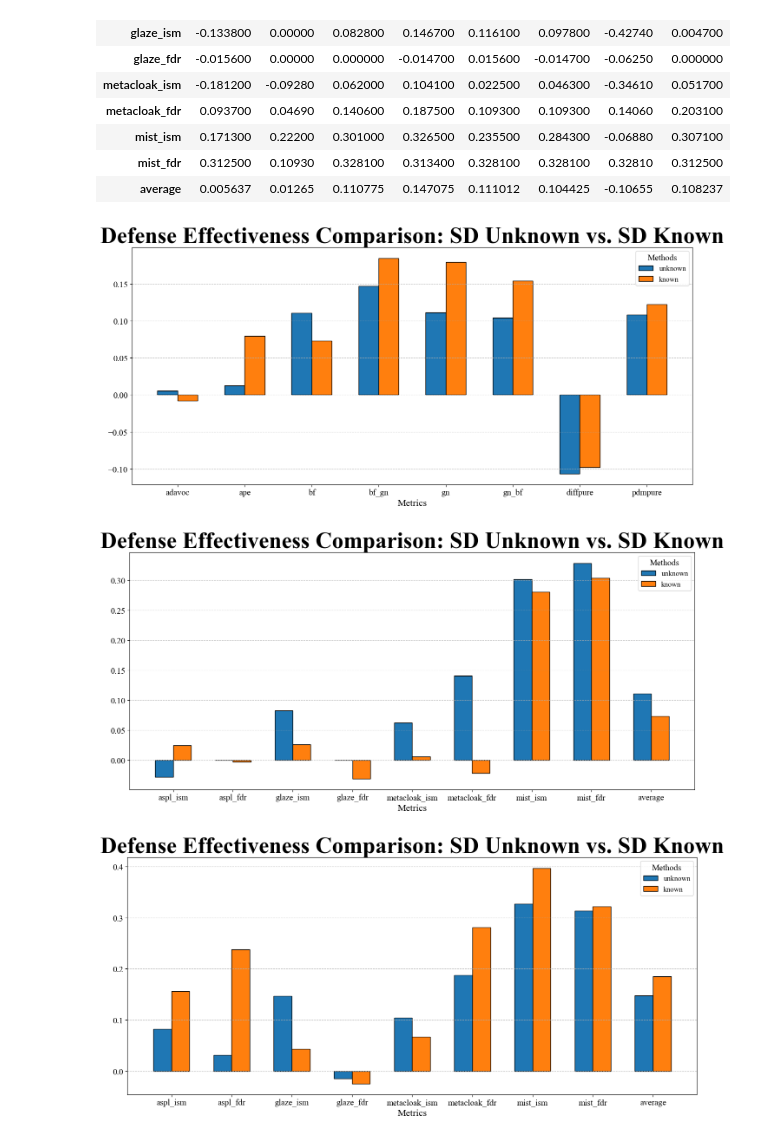
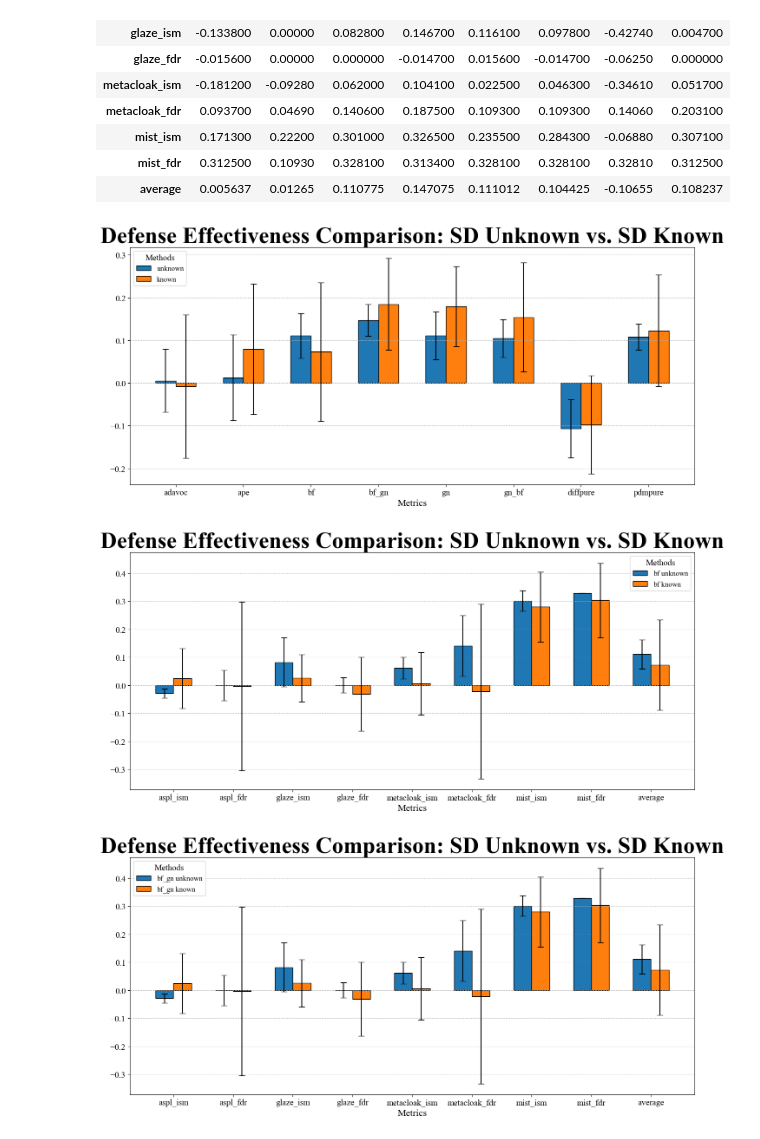
Before and after one commit to ainu412/Anti-DreamBooth, a Jupyter notebook: plot_table.ipynb, the cells around one changed output. Cells and saved outputs as stored; diff of their text form; code cells hidden in the pictures.

```diff
--- a/plot_table.ipynb
+++ b/plot_table.ipynb
@@ -281,7 +281,7 @@ import numpy as np
 
 df_transposed_unknown = adjusted_df.set_index("defense").T
 datasets = list(df_transposed.index)
-methods = list(df["defense"])
+methods = list(df["defense"])[:-1]
 
 # Settings for bar chart
 x = np.arange(len(datasets))  # X positions for datasets
@@ -338,10 +338,10 @@ colors = [tab10(i) for i in range(10)]  # Colors for different methods
 # Create the bar chart
 plt.figure(figsize=(14, 7))
 for i, method in enumerate(methods):
-    plt.bar(x + i * bar_width, np.array([list(df_transposed_unknown.loc["average"].values), list(df_transposed_known.loc["average"].values)])[i, :], bar_width,
+    # plt.bar(x + i * bar_width, np.array([list(df_transposed_unknown.loc["average"].values), list(df_transposed_known.loc["average"].values)])[i, :], bar_width,
+    #         capsize=5, label=method, color=colors[i], edgecolor='black')
+    plt.bar(x + i * bar_width, np.array([list(df_transposed_unknown.loc["average"].values), list(df_transposed_known.loc["average"].values)])[i, :], bar_width, yerr=np.array([list(df_transposed_std_unknown.loc["average"].values), list(df_transposed_std_known.loc["average"].values)])[i, :-1],
             capsize=5, label=method, color=colors[i], edgecolor='black')
-    # plt.bar(x + i * bar_width, np.array([list(df_transposed_unknown["bf"].values), list(df_transposed_known["bf"].values)])[i, :], bar_width, yerr=np.array([list(df_transposed_unknown["bf"].values), list(df_transposed_known["bf"].values)])[i, :],
-    #         capsize=5, label=method, color=colors[i], edgecolor='black')
 # Add labels, title, and legend
 plt.xlabel('Metrics', fontsize=16)
 # plt.ylabel('PSNR (dB)', fontsize=16)
@@ -356,12 +356,12 @@ plt.legend(title="Methods", fontsize=12, title_fontsize=14)
 plt.tight_layout()
 plt.show()
 # %% [output]
-[figure, old version]
+[figure, new version]
 # %%
 df_transposed = df.set_index("defense").T
 df_transposed_std = df_std.set_index("defense").T
 datasets = list(df_transposed_unknown.index)
-methods = ["unknown", "known"]
+methods = ["bf unknown", "bf known"]
 
 # Settings for bar chart
 x = np.arange(len(datasets))  # X positions for datasets
@@ -372,10 +372,10 @@ colors = [tab10(i) for i in range(10)]  # Colors for different methods
 # Create the bar chart
 plt.figure(figsize=(14, 7))
 for i, method in enumerate(methods):
-    plt.bar(x + i * bar_width, np.array([list(df_transposed_unknown["bf"].values), list(df_transposed_known["bf"].values)])[i, :], bar_width,
+    # plt.bar(x + i * bar_width, np.array([list(df_transposed_unknown["bf"].values), list(df_transposed_known["bf"].values)])[i, :], bar_width,
+    #         capsize=5, label=method, color=colors[i], edgecolor='black')
+    plt.bar(x + i * bar_width, np.array([list(df_transposed_unknown["bf"].values), list(df_transposed_known["bf"].values)])[i, :], bar_width, yerr=np.array([list(df_transposed_std_unknown["bf"].values), list(df_transposed_std_known["bf"].values)])[i, :],
             capsize=5, label=method, color=colors[i], edgecolor='black')
-    # plt.bar(x + i * bar_width, np.array([list(df_transposed_unknown["bf"].values), list(df_transposed_known["bf"].values)])[i, :], bar_width, yerr=np.array([list(df_transposed_unknown["bf"].values), list(df_transposed_known["bf"].values)])[i, :],
-    #         capsize=5, label=method, color=colors[i], edgecolor='black')
 # Add labels, title, and legend
 plt.xlabel('Metrics', fontsize=16)
 # plt.ylabel('PSNR (dB)', fontsize=16)
@@ -390,38 +390,38 @@ plt.legend(title="Methods", fontsize=12, title_fontsize=14)
 plt.tight_layout()
 plt.show()
 # %% [output]
-[figure, old version]
+[figure, new version]
 # %%
 df_transposed = df.set_index("defense").T
 df_transposed_std = df_std.set_index("defense").T
 datasets = list(df_transposed_unknown.index)
-methods = ["unknown", "known"]
+methods = ["bf_gn unknown", "bf_gn known"]
 
 # Settings for bar chart
 x = np.arange(len(datasets))  # X positions for datasets
 bar_width = 0.3  # Width of each bar
 tab10 = plt.cm.get_cmap('tab10')
 colors = [tab10(i) for i in range(10)]  # Colors for different methods
 
 # Create the bar chart
 plt.figure(figsize=(14, 7))
 for i, method in enumerate(methods):
-    plt.bar(x + i * bar_width, np.array([list(df_transposed_unknown["bf_gn"].values), list(df_transposed_known["bf_gn"].values)])[i, :], bar_width,
+    # plt.bar(x + i * bar_width, np.array([list(df_transposed_unknown["bf_gn"].values), list(df_transposed_known["bf_gn"].values)])[i, :], bar_width,
+    #         capsize=5, label=method, color=colors[i], edgecolor='black')
+    plt.bar(x + i * bar_width, np.array([list(df_transposed_unknown["bf"].values), list(df_transposed_known["bf"].values)])[i, :], bar_width, yerr=np.array([list(df_transposed_std_unknown["bf"].values), list(df_transposed_std_known["bf"].values)])[i, :],
             capsize=5, label=method, color=colors[i], edgecolor='black')
-    # plt.bar(x + i * bar_width, np.array([list(df_transposed_unknown["bf"].values), list(df_transposed_known["bf"].values)])[i, :], bar_width, yerr=np.array([list(df_transposed_unknown["bf"].values), list(df_transposed_known["bf"].values)])[i, :],
-    #         capsize=5, label=method, color=colors[i], edgecolor='black')
 # Add labels, title, and legend
 plt.xlabel('Metrics', fontsize=16)
 # plt.ylabel('PSNR (dB)', fontsize=16)
 plt.title('Defense Effectiveness Comparison: SD Unknown vs. SD Known', fontsize=38, fontweight='bold')
 plt.xticks(x + bar_width * 0.5, datasets, fontsize=14)
 plt.yticks(fontsize=14)
 # plt.ylim(30, 36.5)  # Adjust y-axis limits for better visibility
 plt.grid(axis='y', linestyle='--', alpha=0.7)
 plt.legend(title="Methods", fontsize=12, title_fontsize=14)
 
 # Enhance layout
 plt.tight_layout()
 plt.show()
 # %% [output]
-[figure, old version]
+[figure, new version]
```
Also changed, not shown: 10 other files.
